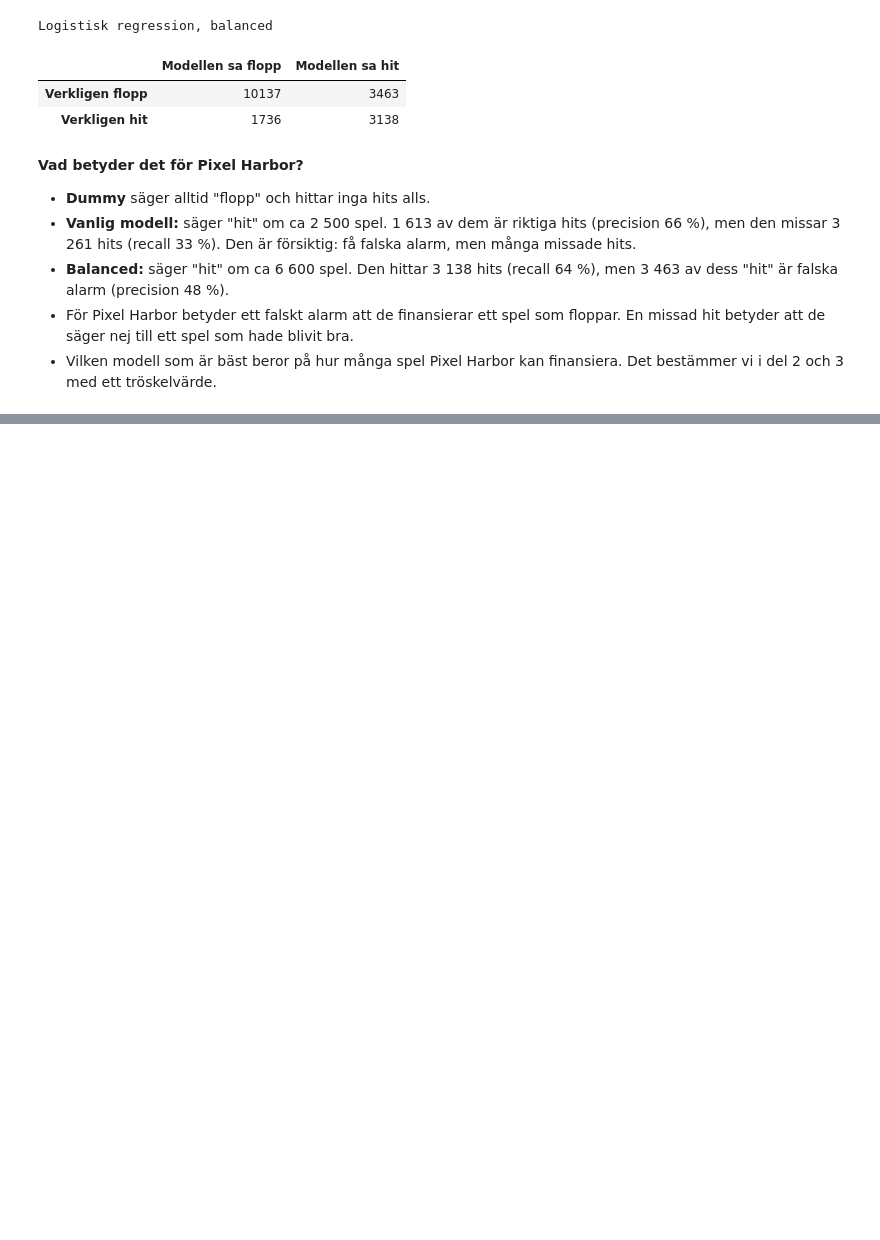
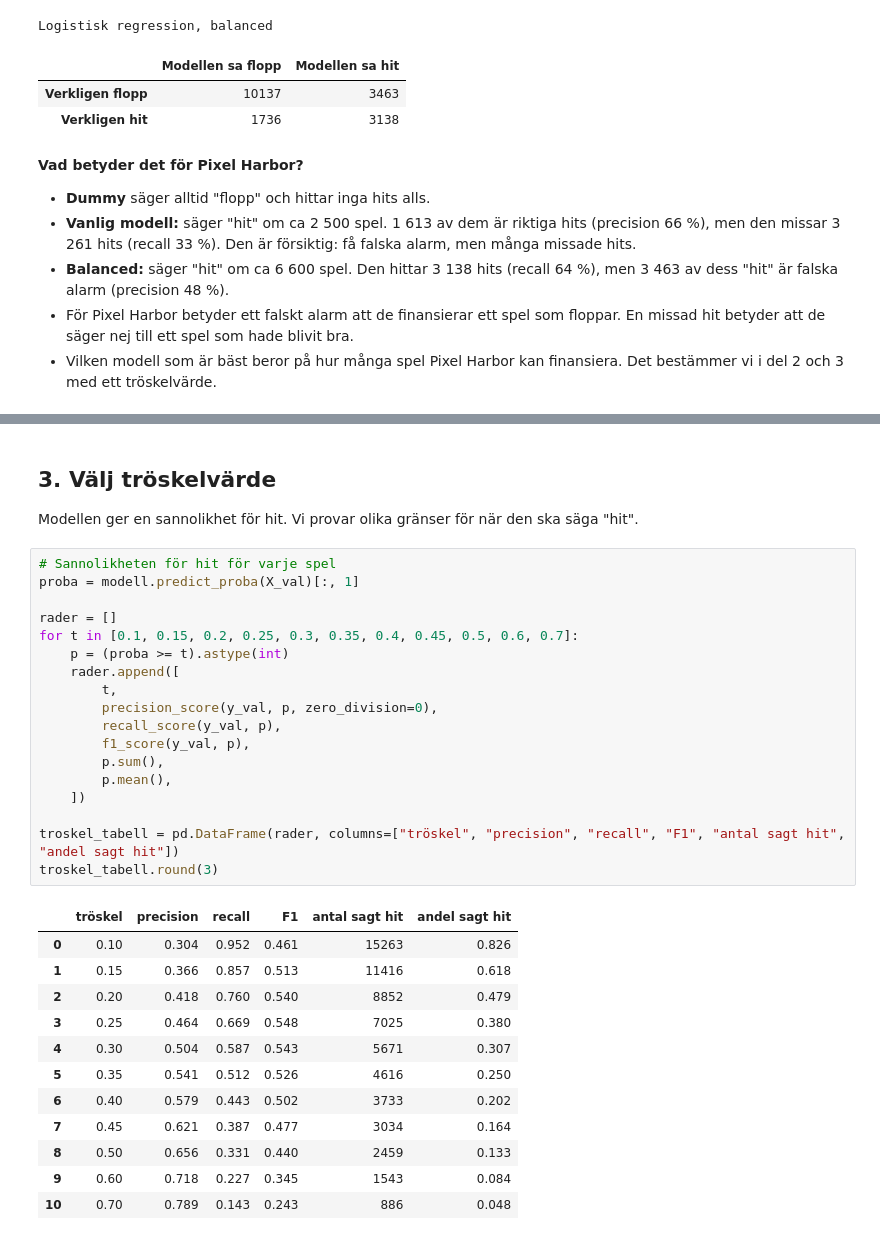
Before and after one commit to Mikyli3/Streamlit_Project, a Jupyter notebook: notebooks/04_classification.ipynb, the cells around one changed output, grey strips where cells are left out. Drawn from its saved outputs; the diff is of its cells as text; blank space fills up the shorter version.

```diff
--- a/notebooks/04_classification.ipynb
+++ b/notebooks/04_classification.ipynb
@@ -233,0 +247,35 @@ Logistisk regression, balanced
+# %% [markdown]
+## 3. Välj tröskelvärde
+
+Modellen ger en sannolikhet för hit. Vi provar olika gränser för när den ska säga "hit".
+# %%
+# Sannolikheten för hit för varje spel
+proba = modell.predict_proba(X_val)[:, 1]
+
+rader = []
+for t in [0.1, 0.15, 0.2, 0.25, 0.3, 0.35, 0.4, 0.45, 0.5, 0.6, 0.7]:
+    p = (proba >= t).astype(int)
+    rader.append([
+        t,
+        precision_score(y_val, p, zero_division=0),
+        recall_score(y_val, p),
+        f1_score(y_val, p),
+        p.sum(),
+        p.mean(),
+    ])
+
+troskel_tabell = pd.DataFrame(rader, columns=["tröskel", "precision", "recall", "F1", "antal sagt hit", "andel sagt hit"])
+troskel_tabell.round(3)
+# %% [output]
+|  | tröskel | precision | recall | F1 | antal sagt hit | andel sagt hit |
+| 0 | 0.10 | 0.304 | 0.952 | 0.461 | 15263 | 0.826 |
+| 1 | 0.15 | 0.366 | 0.857 | 0.513 | 11416 | 0.618 |
+| 2 | 0.20 | 0.418 | 0.760 | 0.540 | 8852 | 0.479 |
+| 3 | 0.25 | 0.464 | 0.669 | 0.548 | 7025 | 0.380 |
+| 4 | 0.30 | 0.504 | 0.587 | 0.543 | 5671 | 0.307 |
+| 5 | 0.35 | 0.541 | 0.512 | 0.526 | 4616 | 0.250 |
+| 6 | 0.40 | 0.579 | 0.443 | 0.502 | 3733 | 0.202 |
+| 7 | 0.45 | 0.621 | 0.387 | 0.477 | 3034 | 0.164 |
+| 8 | 0.50 | 0.656 | 0.331 | 0.440 | 2459 | 0.133 |
+| 9 | 0.60 | 0.718 | 0.227 | 0.345 | 1543 | 0.084 |
+| 10 | 0.70 | 0.789 | 0.143 | 0.243 | 886 | 0.048 |
```
Also changed, not shown: parts of 6 cells of this notebook.
